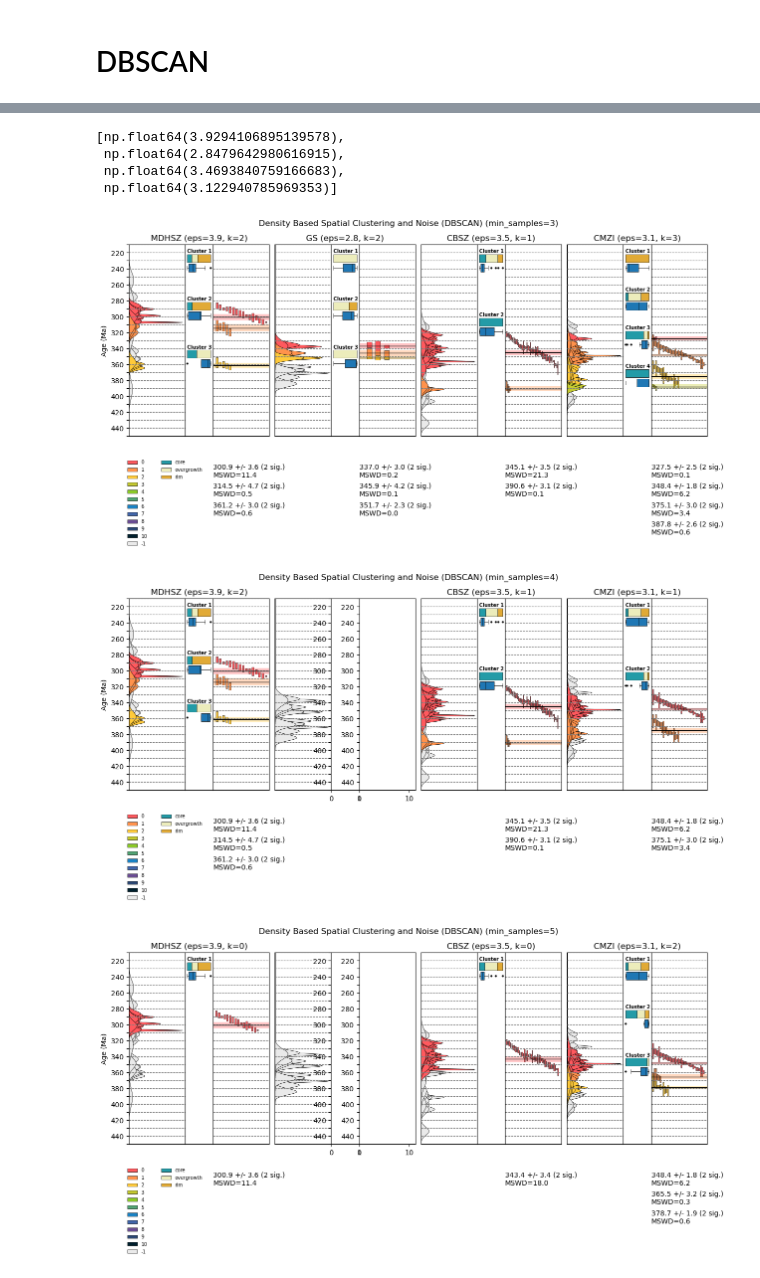
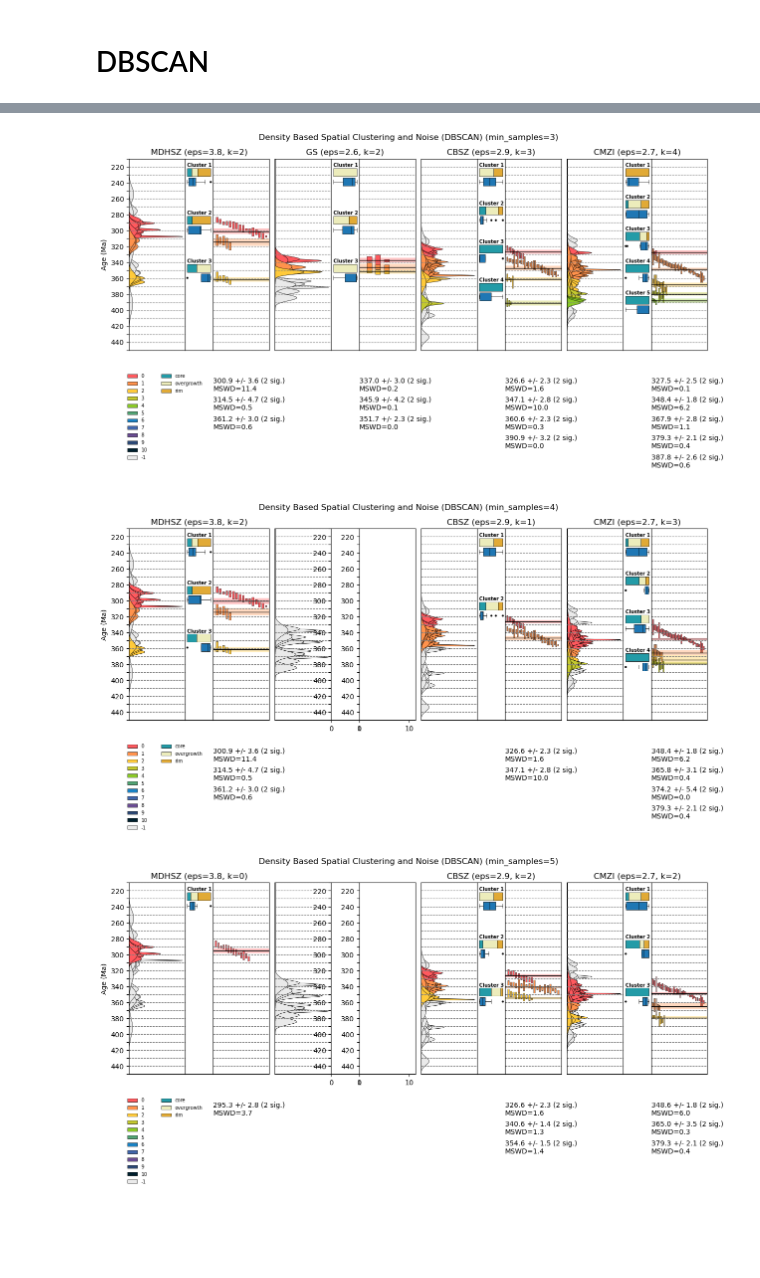
Before and after one commit to masseygeo/monazite-age-clustering, a Jupyter notebook: code/dbscan.ipynb, the cells around one changed output, grey strips where cells are left out. Saved outputs shown, nothing was run; the diff lists cells and outputs as text; code cells hidden in the pictures; blank space fills up the shorter version.

```diff
--- a/code/dbscan.ipynb
+++ b/code/dbscan.ipynb
@@ -98,10 +128,3 @@ for zone in structural_zones:
-# %%
-eps_values
-# %% [output]
-[np.float64(3.9294106895139578),
- np.float64(2.8479642980616915),
- np.float64(3.4693840759166683),
- np.float64(3.122940785969353)]
 # %%
 
 
@@ -154,9 +177,8 @@ for ms in min_samples:
         df_subset = df.loc[df['zone']==zone].copy()
 
         # run DBSCAN on subset with given eps & min_samples; sorted by labels 0:N then -1
-        # df_dbscan = dbscan_processing(df_subset, e, ms)
-        df_dbscan = dbscan_processing(df_subset, eps_values[idx], ms)
-
+        # df_dbscan = dbscan_processing(df_subset, eps_medians[zone], ms)
+        df_dbscan = dbscan_processing(df_subset, eps_modes[zone], ms)
 
 
         # separate into clusters and noise
@@ -216,7 +238,7 @@ for ms in min_samples:
                 horizontal_stack(axA_2, k, center, texture_counts, texture_colors, df_dbscan_subset['Y2O3'].to_numpy())
 
                 # axA_2.set_title(f"{zone} (k={k})", loc='center')
-                axA_2.set_title(f"{zone} (eps={round(eps_values[idx],1)}, k={k})", loc='center')
+                axA_2.set_title(f"{zone} (eps={round(eps_modes[zone],1)}, k={k})", loc='center')
 
                 # plot age group information below plot...
                 ages = df_dbscan_subset['age'].to_numpy()
@@ -239,7 +261,7 @@ for ms in min_samples:
                 horizontal_stack(axB_2, k, center, texture_counts, texture_colors, df_dbscan_subset['Y2O3'].to_numpy())
 
                 # axB_2.set_title(f"{zone} (k={k})", loc='center')
-                axB_2.set_title(f"{zone} (eps={round(eps_values[idx],1)}, k={k})", loc='center')
+                axB_2.set_title(f"{zone} (eps={round(eps_modes[zone],1)}, k={k})", loc='center')
 
                 # plot age group information below plot...
                 ages = df_dbscan_subset['age'].to_numpy()
@@ -263,7 +285,7 @@ for ms in min_samples:
                 horizontal_stack(axC_2, k, center, texture_counts, texture_colors, df_dbscan_subset['Y2O3'].to_numpy())
 
                 # axC_2.set_title(f"{zone} (k={k})", loc='center')
-                axC_2.set_title(f"{zone} (eps={round(eps_values[idx],1)}, k={k})", loc='center')
+                axC_2.set_title(f"{zone} (eps={round(eps_modes[zone],1)}, k={k})", loc='center')
 
                 # plot age group information below plot...
                 ages = df_dbscan_subset['age'].to_numpy()
@@ -287,7 +309,7 @@ for ms in min_samples:
                 horizontal_stack(axD_2, k, center, texture_counts, texture_colors, df_dbscan_subset['Y2O3'].to_numpy())
 
                 # axD_2.set_title(f"{zone} (k={k})", loc='center')
-                axD_2.set_title(f"{zone} (eps={round(eps_values[idx],1)}, k={k})", loc='center')
+                axD_2.set_title(f"{zone} (eps={round(eps_modes[zone],1)}, k={k})", loc='center')
 
                 # plot age group information below plot...
                 ages = df_dbscan_subset['age'].to_numpy()
@@ -327,40 +349,37 @@ for ms in min_samples:
 
     axC_1.set_xlim(0, panel1_max[2] * 1.05)
     axC_3.set_xlim(0, panel3_max[2] * (bar_width + gap + 0.05))
 
     axD_1.set_xlim(0, panel1_max[3] * 1.05)
     axD_3.set_xlim(0, panel3_max[3] * (bar_width + gap + 0.05))
 
 
 
     # create legend...
 
     patches = []
     for k,v in age_group_colors.items():
         patches.append(Patch(facecolor=v, edgecolor='k', linewidth=0.5, label=k))
 
     # create legend for texture
     axA_1.legend(patches, [l.get_label() for l in patches], loc='upper left', bbox_to_anchor=(-0.1,-0.1), frameon=False, fontsize=7)
 
 
     # patches for texture...
     patches = []
     for k,v in texture_colors.items():
         patches.append(Patch(facecolor=v, edgecolor='k', linewidth=0.5, label=k))
     axA_2.legend(patches, [l.get_label() for l in patches], loc='upper left', bbox_to_anchor=(-1,-0.1), frameon=False, fontsize=7)
 
 
 
-    # plt.suptitle(f"Density Based Spatial Clustering and Noise (DBSCAN) (eps={round(e, 1)}, min_samples={ms})")
     plt.suptitle(f"Density Based Spatial Clustering and Noise (DBSCAN) (min_samples={ms})")
-    # output_path = f"{output_dir}/{group_type}_{round(e,1)}_{ms}interpretation.png"
-    output_path = f"{output_dir}/{group_type}_{ms}_interpretation.png"
-    plt.savefig(output_path, dpi=300, bbox_inches='tight', pad_inches=0)
+    output_path = f"{output_dir}/{group_type}_{ms}_interpretation"
+    plt.savefig(output_path + '.png', dpi=300, bbox_inches='tight', pad_inches=0)
+    plt.savefig(output_path + '.svg', dpi=300, bbox_inches='tight', pad_inches=0)
+
     plt.show()
-
-        # break
-    # break
 # %% [output]
-[figure, old version]
+[figure, new version]
-[figure, old version]
+[figure, new version]
-[figure, old version]
+[figure, new version]
```
Also changed, not shown: parts of 2 cells of this notebook, 14 other files.
